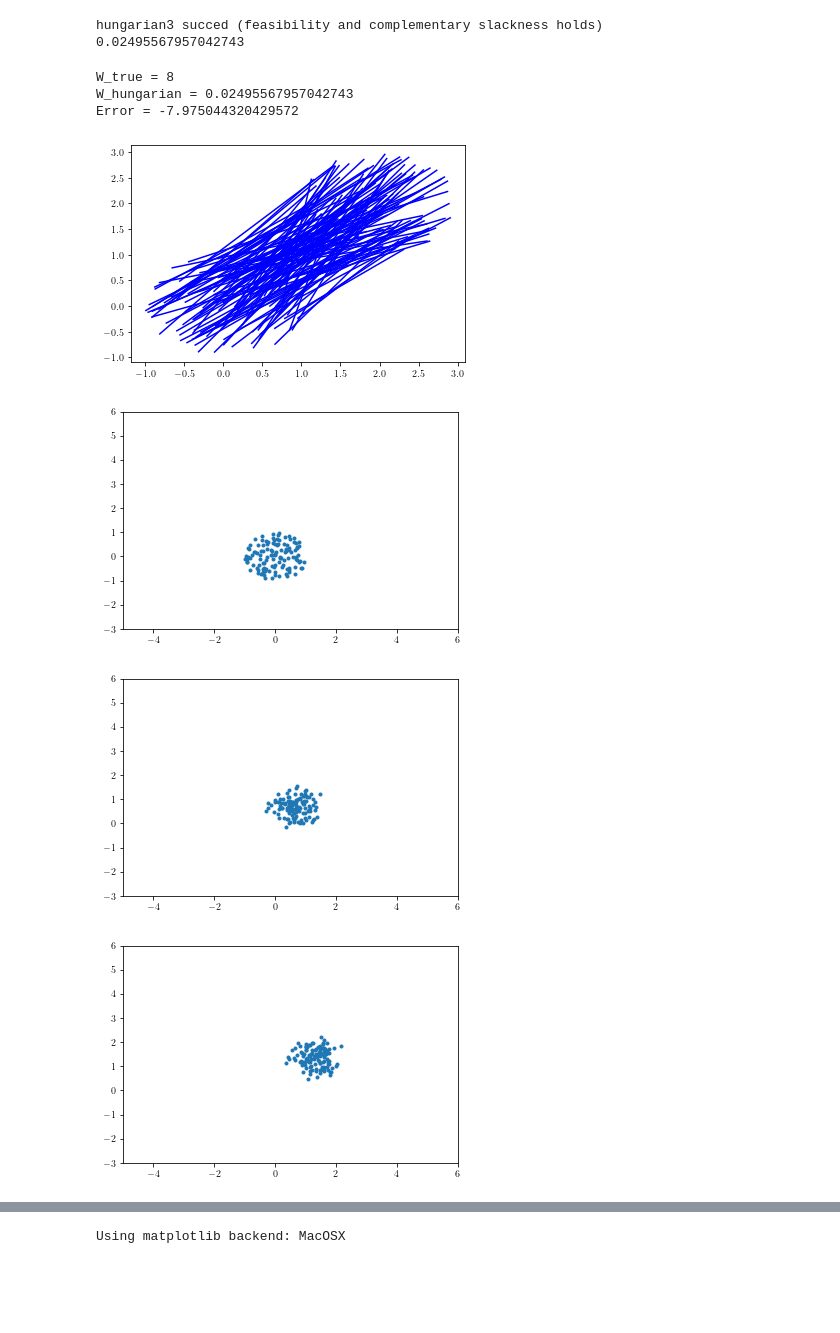
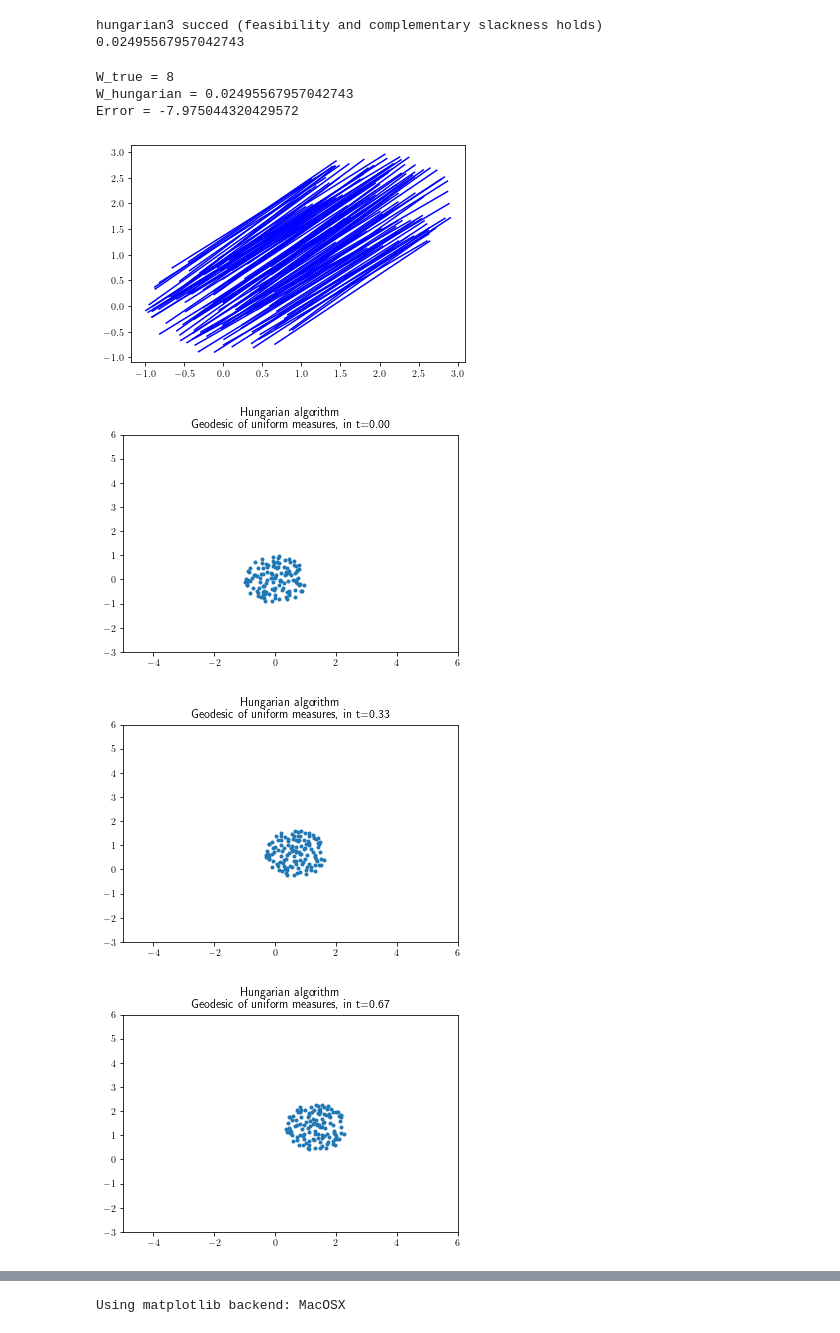
Before and after one commit to Benoit-Muller/Computational-Optimal-Transport, a Jupyter notebook: hungarian_analysis.ipynb, the cells around one changed output, grey strips where cells are left out. Cells and saved outputs as stored; diff of their text form; code cells hidden in the pictures; blank space fills up the shorter version.

```diff
--- a/hungarian_analysis.ipynb
+++ b/hungarian_analysis.ipynb
@@ -156,7 +156,7 @@ plt.savefig("graphics/hungarian_error.pdf")
 
 rng = np.random.default_rng(1234)
 dd = (np.linspace(1,10,5)**2).astype(int)
-nn = np.linspace(30,100,5).astype(int)
+nn = np.linspace(30,120,5).astype(int)
 lastruntime = np.zeros((len(dd),2))
 plt.figure()
 for idx_d,d in tqdm(enumerate(dd),total=len(dd),desc="dim loop", position=0):
@@ -203,8 +203,19 @@ plt.savefig("graphics/hungarian_dimensions.pdf")
 # %%
-plt.loglog(dd,lastruntime[:,0],'.-')
+random_runtime = np.zeros((repeat))
+for i in tqdm(range(repeat)):
+    C= rng.normal(size=(120,120))
+    tic = time.time()
+    row,x,phi,U,V, W_hungarian = hungarian3(C,disp=False)
+    toc = time.time() - tic
+    random_runtime[i] = toc
+random_runtime = [np.mean(random_runtime), np.std(random_runtime)]
+plt.plot(dd,lastruntime[:,0],'.-')
 polynom = np.polyfit(np.log(dd),np.log(lastruntime[:,0]),deg=1)
 plt.plot(dd,np.exp(polynom[1])*dd**polynom[0],"--")
 plt.fill_between(dd,lastruntime[:,0]-conf_fact*lastruntime[:,1],lastruntime[:,0]+conf_fact*lastruntime[:,1],alpha=0.3)
+plt.plot(dd,0*dd+random_runtime[0])
+plt.xscale("log")
+plt.yscale("log")
 plt.legend(["mean value with 95\% confidence interval",f"fitting polynom, slope={polynom[0]:.2f}"])
 plt.title("Hungarian algorithm: Running time for different dimensions")
 plt.xlabel("dimension")
@@ -308,5 +313,7 @@ if d==2:
     plt.plot(mu[:,0],mu[:,1],'.')
     plt.title("Uniform discretization")
     plt.plot(nu[:,0],nu[:,1],'.')
-    plt.title("Uniform discretization")
+    plt.title(f"Hungarian algorithm \n Geodesic of uniform measures, in t={t:.2f}")
+    plt.legend(["source $\mu$","target $\\nu$"])
+    plt.savefig(f"graphics/hungarian_uniformdiscretization.pdf")
 # %% [output]
@@ -320,25 +327,27 @@ hungarian3 succed (feasibility and complementary slackness holds)
 # %%
 row = row.astype(np.int16)
 print("W_true =",W_true)
 #transported_mu = np.array([transport(mu[:,i] for i in range(n))]).T
 #W_true_discretized = np.sum((mu[:,np.newaxis,:] - transported_mu)**2, axis=2) / n
 print("W_hungarian =",W_hungarian)
 print("Error =",W_hungarian-W_true)
 
 if d==2:
-    plt.plot([mu[:,0],nu[row,0]],[mu[:,1],nu[row,1]],'blue')
+    plt.plot([mu[:,0],nu[phi,0]],[mu[:,1],nu[phi,1]],'blue')
     for i,t in enumerate(np.linspace(0,1,4)):
         plt.figure()
-        xx = (1-t)*mu[:,0] + t*nu[row,0]
-        yy = (1-t)*mu[:,1] + t*nu[row,1]
+        xx = (1-t)*mu[:,0] + t*nu[phi,0]
+        yy = (1-t)*mu[:,1] + t*nu[phi,1]
         plt.xlim((-5,6))
         plt.ylim((-3,6))
         plt.plot(xx,yy,'.')
+        plt.title(f"Hungarian algorithm \n Geodesic of uniform measures, in t={t:.2f}")
+        plt.savefig(f"graphics/hungarian_geodesicuniform{i:d}.pdf")
 # %% [output]
 W_true = 8
 W_hungarian = 0.02495567957042743
 Error = -7.975044320429572
-[figure, old version]
+[figure, new version]
-[figure, old version]
+[figure, new version]
-[figure, old version]
+[figure, new version]
-[figure, old version]
+[figure, new version]
```
Also changed, not shown: parts of 12 cells of this notebook, 36 other files.
